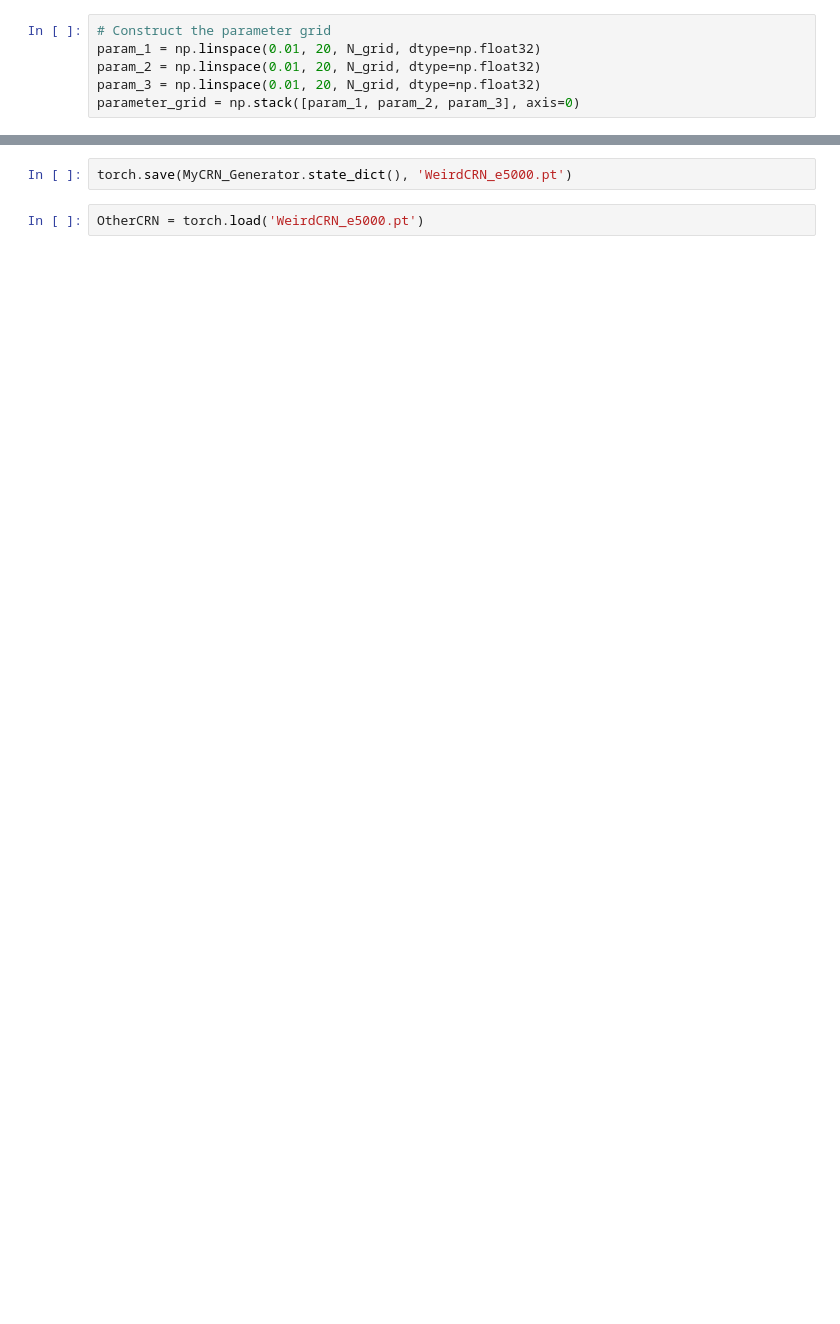
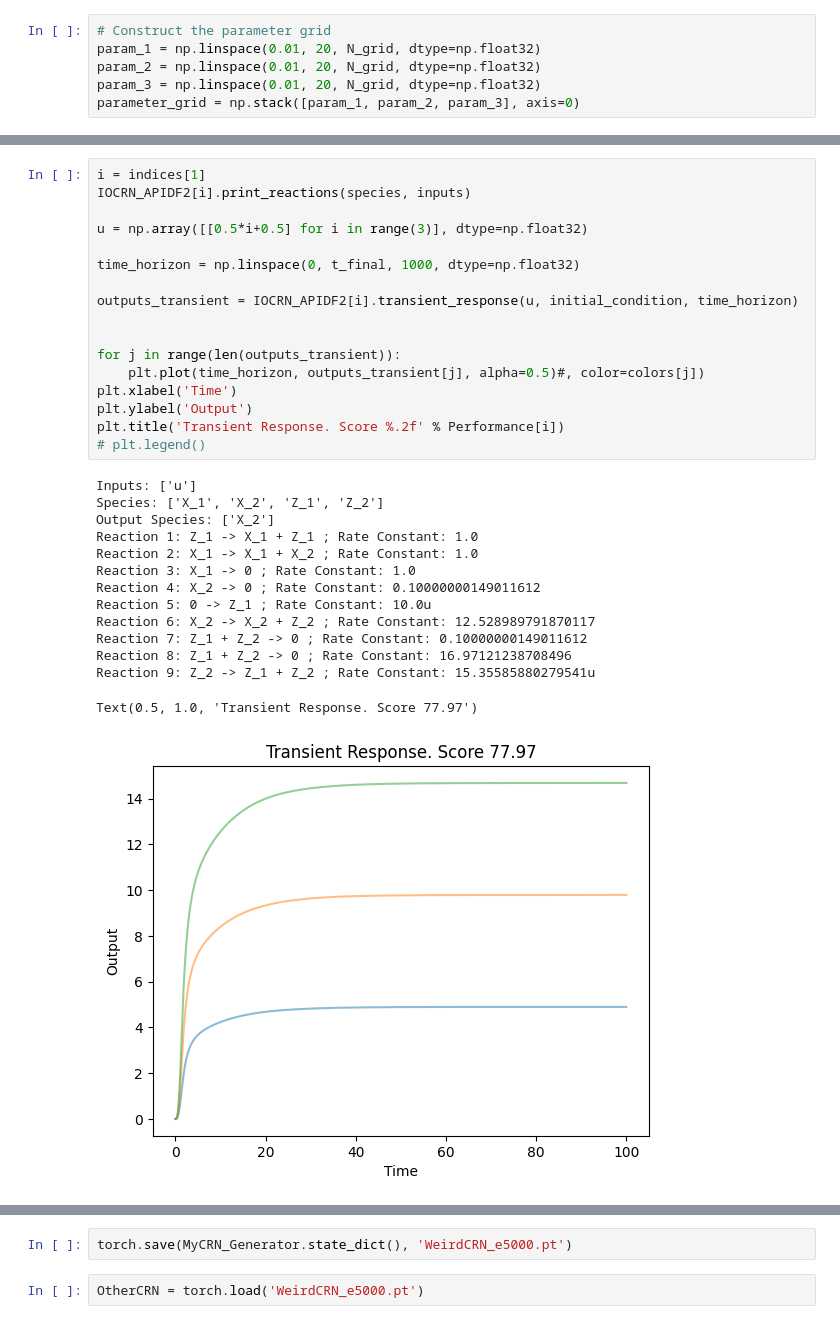
Before and after one commit to Maurice-Filo/GenAI-Net, a Jupyter notebook: CRNGenAI/Testing/AIF_Transient_StructureParameters.ipynb, the cells around one changed output, grey strips where cells are left out. Drawn from its saved outputs; the diff is of its cells as text; blank space fills up the shorter version.

```diff
--- a/CRNGenAI/Testing/AIF_Transient_StructureParameters.ipynb
+++ b/CRNGenAI/Testing/AIF_Transient_StructureParameters.ipynb
@@ -311,0 +384,32 @@ Reaction 9: 2 Z_1 -> 2 Z_2 ; Rate Constant: 0.6157575845718384u
+# %%
+i = indices[1]
+IOCRN_APIDF2[i].print_reactions(species, inputs)
+
+u = np.array([[0.5*i+0.5] for i in range(3)], dtype=np.float32)
+
+time_horizon = np.linspace(0, t_final, 1000, dtype=np.float32)
+
+outputs_transient = IOCRN_APIDF2[i].transient_response(u, initial_condition, time_horizon)
+
+
+for j in range(len(outputs_transient)):
+    plt.plot(time_horizon, outputs_transient[j], alpha=0.5)#, color=colors[j])
+plt.xlabel('Time')
+plt.ylabel('Output')
+plt.title('Transient Response. Score %.2f' % Performance[i])
+# plt.legend()
+# %% [output]
+Inputs: ['u']
+Species: ['X_1', 'X_2', 'Z_1', 'Z_2']
+Output Species: ['X_2']
+Reaction 1: Z_1 -> X_1 + Z_1 ; Rate Constant: 1.0
+Reaction 2: X_1 -> X_1 + X_2 ; Rate Constant: 1.0
+Reaction 3: X_1 -> 0 ; Rate Constant: 1.0
+Reaction 4: X_2 -> 0 ; Rate Constant: 0.10000000149011612
+Reaction 5: 0 -> Z_1 ; Rate Constant: 10.0u
+Reaction 6: X_2 -> X_2 + Z_2 ; Rate Constant: 12.528989791870117
+Reaction 7: Z_1 + Z_2 -> 0 ; Rate Constant: 0.10000000149011612
+Reaction 8: Z_1 + Z_2 -> 0 ; Rate Constant: 16.97121238708496
+Reaction 9: Z_2 -> Z_1 + Z_2 ; Rate Constant: 15.35585880279541u
+Text(0.5, 1.0, 'Transient Response. Score 77.97')
+[figure, added]
```
Also changed, not shown: parts of 15 cells of this notebook, 2 other files.
